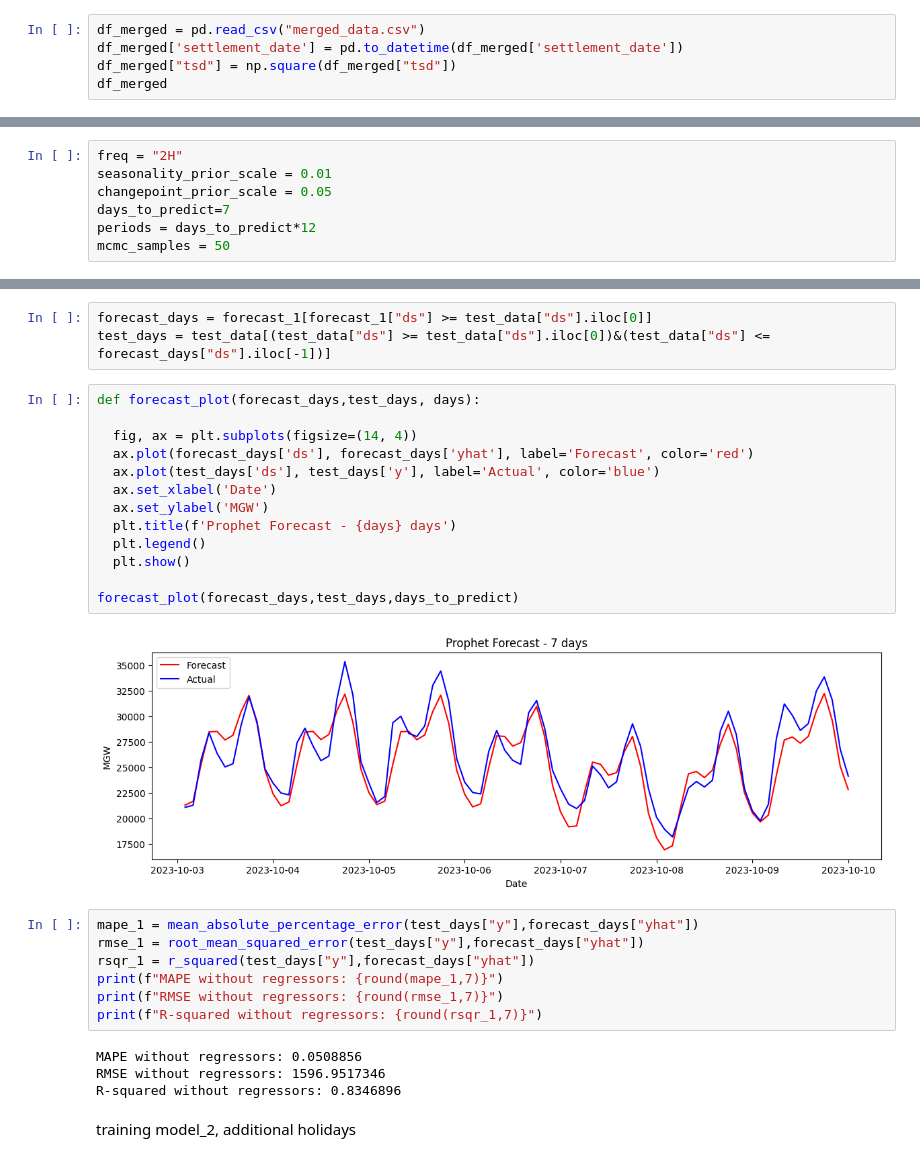
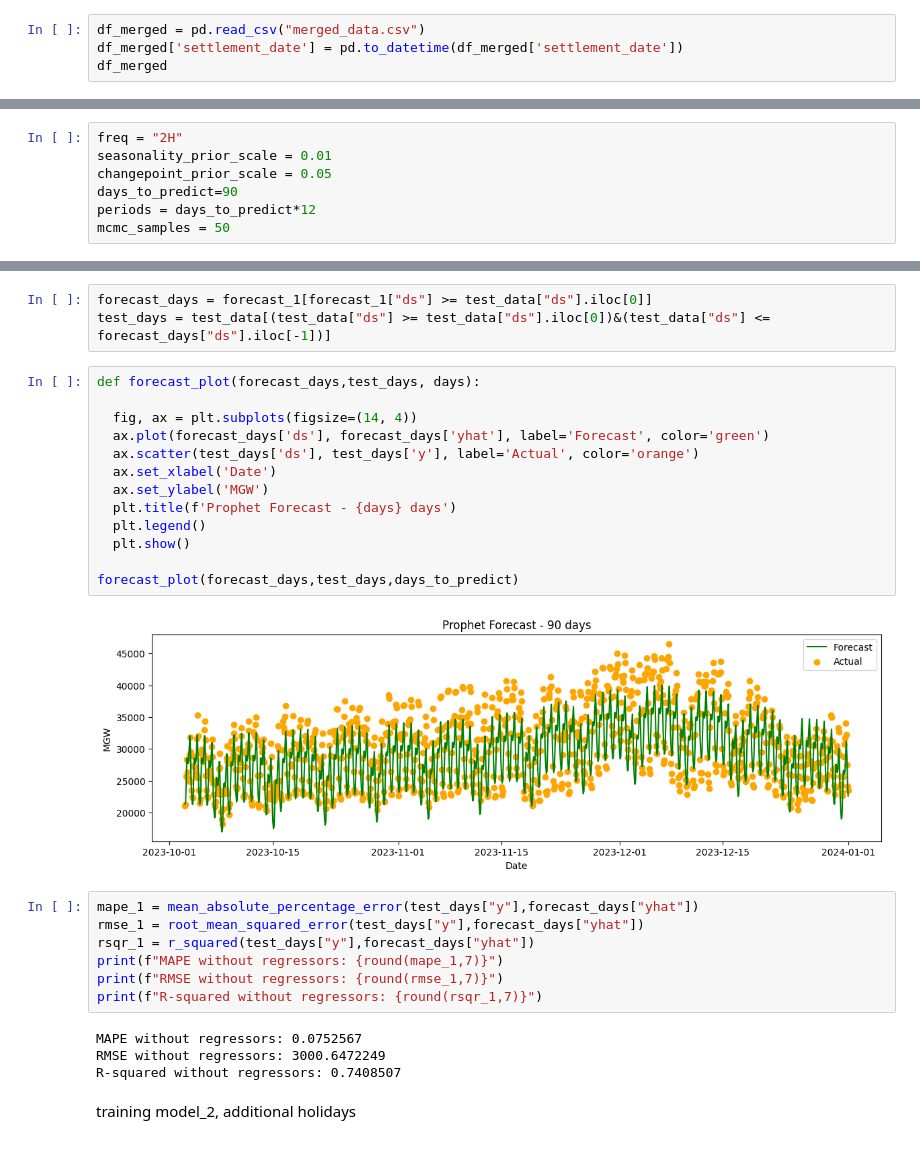
Before and after one commit to sdikici/Demand_Forecasting_Prophet_DeepAR, a Jupyter notebook: Prophet_Model.ipynb, the cells around one changed output, grey strips where cells are left out. Drawn from its saved outputs; the diff is of its cells as text.

```diff
--- a/Prophet_Model.ipynb
+++ b/Prophet_Model.ipynb
@@ -38,7 +38,6 @@ def r_squared(y_true, y_pred):
 # %%
 df_merged = pd.read_csv("merged_data.csv")
 df_merged['settlement_date'] = pd.to_datetime(df_merged['settlement_date'])
-df_merged["tsd"] = np.square(df_merged["tsd"])
 df_merged
 # %% [output]
 |  | settlement_date | tsd | is_holiday | temp |
@@ -92,7 +120,7 @@ train parameters
 freq = "2H"
 seasonality_prior_scale = 0.01
 changepoint_prior_scale = 0.05
-days_to_predict=7
+days_to_predict=90
 periods = days_to_predict*12
 mcmc_samples = 50
 # %% [markdown]
@@ -166,18 +194,18 @@ test_days = test_data[(test_data["ds"] >= test_data["ds"].iloc[0])&(test_data["d
 # %%
 def forecast_plot(forecast_days,test_days, days):
 
   fig, ax = plt.subplots(figsize=(14, 4))
-  ax.plot(forecast_days['ds'], forecast_days['yhat'], label='Forecast', color='red')
-  ax.plot(test_days['ds'], test_days['y'], label='Actual', color='blue')
+  ax.plot(forecast_days['ds'], forecast_days['yhat'], label='Forecast', color='green')
+  ax.scatter(test_days['ds'], test_days['y'], label='Actual', color='orange')
   ax.set_xlabel('Date')
   ax.set_ylabel('MGW')
   plt.title(f'Prophet Forecast - {days} days')
   plt.legend()
   plt.show()
 
 forecast_plot(forecast_days,test_days,days_to_predict)
 # %% [output]
-[figure, old version]
+[figure, new version]
 # %%
 mape_1 = mean_absolute_percentage_error(test_days["y"],forecast_days["yhat"])
 rmse_1 = root_mean_squared_error(test_days["y"],forecast_days["yhat"])
@@ -186,9 +214,9 @@ print(f"MAPE without regressors: {round(mape_1,7)}")
 print(f"RMSE without regressors: {round(rmse_1,7)}")
 print(f"R-squared without regressors: {round(rsqr_1,7)}")
 # %% [output]
-MAPE without regressors: 0.0508856
-RMSE without regressors: 1596.9517346
-R-squared without regressors: 0.8346896
+MAPE without regressors: 0.0752567
+RMSE without regressors: 3000.6472249
+R-squared without regressors: 0.7408507
 # %% [markdown]
 training model_2, additional holidays
 # %%
```
Also changed, not shown: parts of 13 cells of this notebook.
